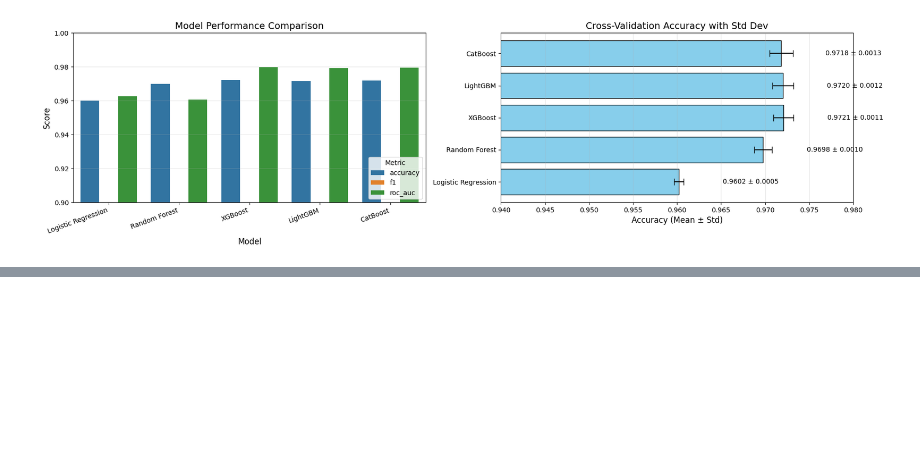
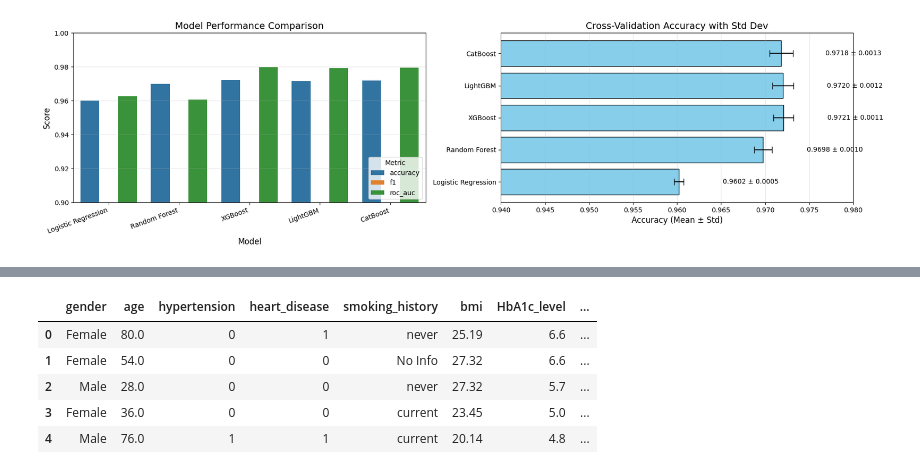
Before and after one commit to prat-kap/Assignment-Task-Management, a Jupyter notebook: Untitled0.ipynb, the cells around one changed output, grey strips where cells are left out. Drawn from its saved outputs; the diff is of its cells as text; code cells hidden in the pictures; blank space fills up the shorter version.

```diff
--- a/Untitled0.ipynb
+++ b/Untitled0.ipynb
@@ -334,0 +346,11 @@ plt.show()
+# %%
+df.corr(numeric_only=True)['diabetes'].sort_values(ascending=False) # To check correlation with target variable
+df['post_diagnosis_glucose'] = df['diabetes'] + 50 * np.random.normal(0,5,size=len(df))
+df.head()
+# %% [output]
+|  | gender | age | hypertension | heart_disease | smoking_history | bmi | HbA1c_level | ... |
+| 0 | Female | 80.0 | 0 | 1 | never | 25.19 | 6.6 | ... |
+| 1 | Female | 54.0 | 0 | 0 | No Info | 27.32 | 6.6 | ... |
+| 2 | Male | 28.0 | 0 | 0 | never | 27.32 | 5.7 | ... |
+| 3 | Female | 36.0 | 0 | 0 | current | 23.45 | 5.0 | ... |
+| 4 | Male | 76.0 | 1 | 1 | current | 20.14 | 4.8 | ... |
```
Also changed, not shown: parts of 3 cells of this notebook.
